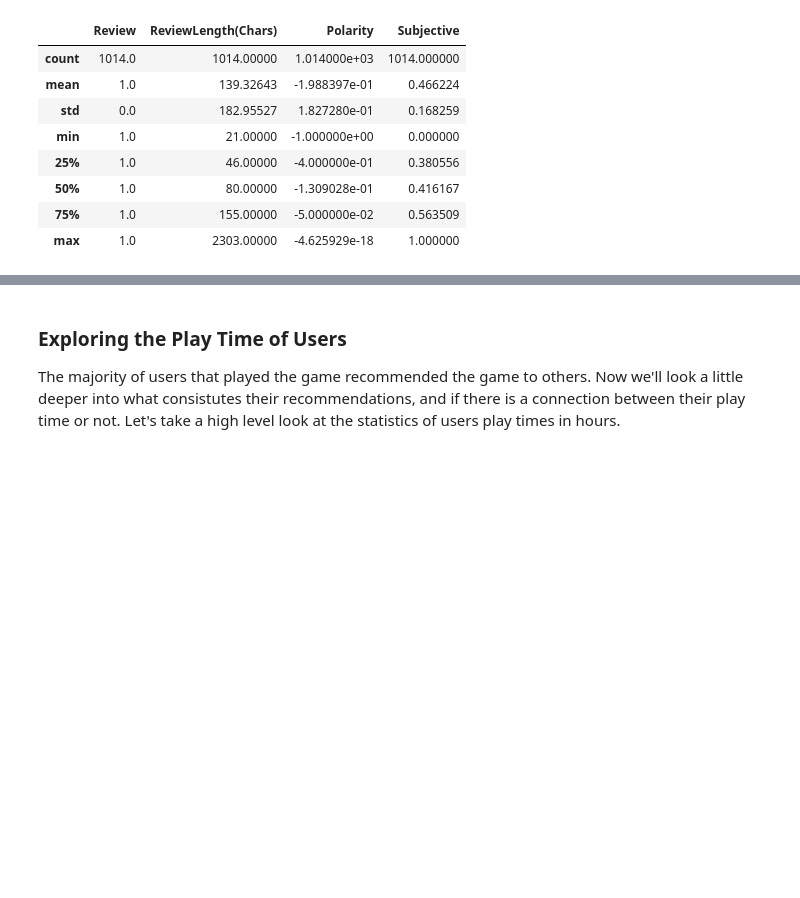
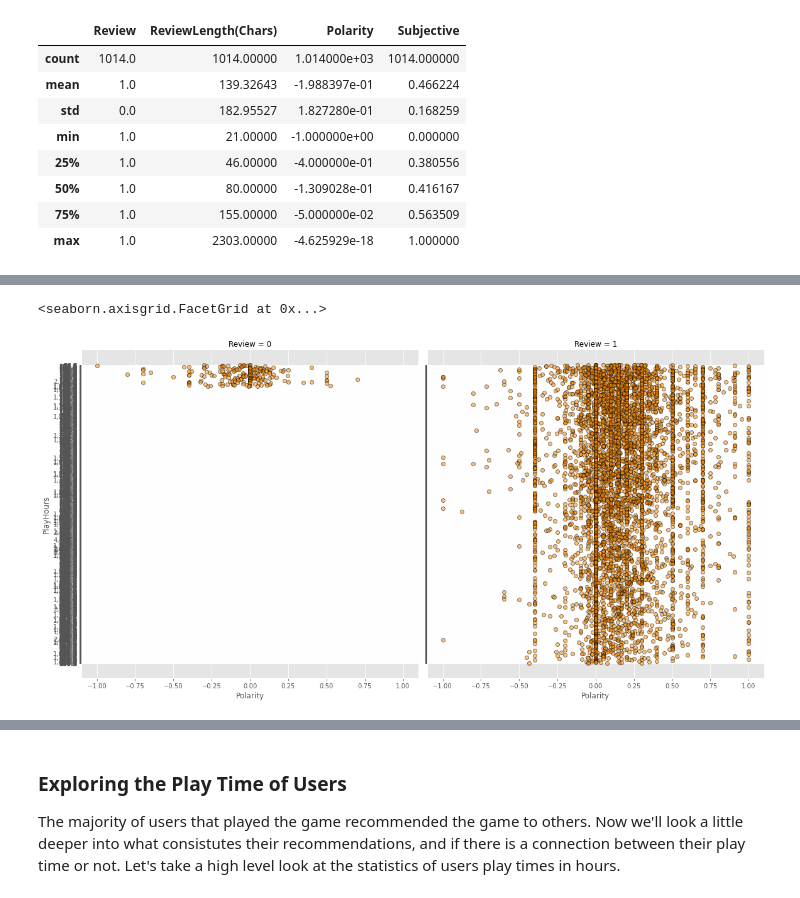
Before and after one commit to KatyaZeross/A-Satisfactory-Project, a Jupyter notebook: data-preprocessing.ipynb, the cells around one changed output, grey strips where cells are left out. Saved outputs shown, nothing was run; the diff lists cells and outputs as text; code cells hidden in the pictures; blank space fills up the shorter version.

```diff
--- a/data-preprocessing.ipynb
+++ b/data-preprocessing.ipynb
@@ -233,0 +249,5 @@ df[(df.Review == 1) & (df.Polarity < 0)].describe()
+# %%
+sns.relplot(data=df, x="Polarity", y="PlayHours", col="Review", kind="scatter", height=8, aspect=1, alpha=0.5, edgecolor='black', color='darkorange', linewidth=1)
+# %% [output]
+<seaborn.axisgrid.FacetGrid at 0x...>
+[figure, added]
```
Also changed, not shown: parts of 16 cells of this notebook.
